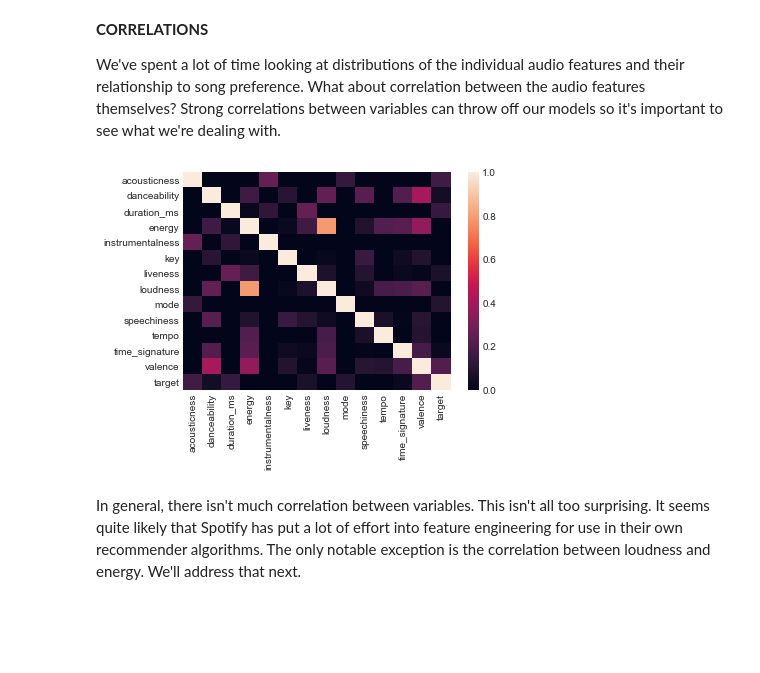
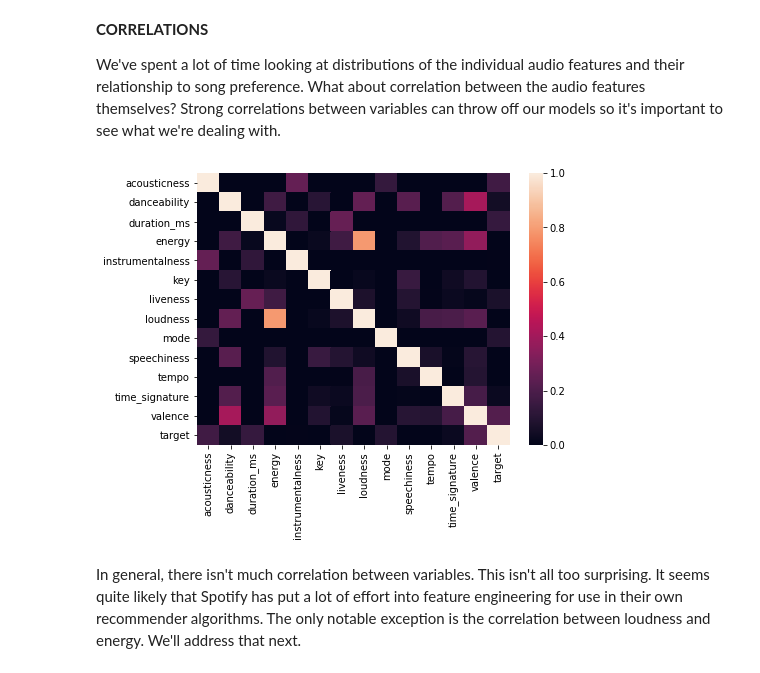
Before and after one commit to missytracy/Thinkful-Unit-3, a Jupyter notebook: Capstone/Part III Modeling.ipynb, the cells around one changed output. Drawn from its saved outputs; the diff is of its cells as text; code cells hidden in the pictures; blank space fills up the shorter version.

```diff
--- a/Capstone/Part III Modeling.ipynb
+++ b/Capstone/Part III Modeling.ipynb
@@ -187,12 +196,13 @@ We've spent a lot of time looking at distributions of the individual audio featu
 # %%
 # **********************// Correlations //****************************
 
 # Get correlation matrix, set vmin=0.0 to only include positively correlated variables
+plt.figure(figsize=(7,5))
 corr_matrix = df.corr()
 sns.heatmap(corr_matrix, vmin=0.0)
 plt.show()
 # %% [output]
-[figure, old version]
+[figure, new version]
 # %% [markdown]
 In general, there isn't much correlation between variables.  This isn't all too surprising.  It seems quite likely that Spotify has put a lot of effort into feature engineering for use in their own recommender algorithms.  The only notable exception is the correlation between loudness and energy.  We'll address that next.
 # %% [markdown]
```
Also changed, not shown: parts of 5 cells of this notebook.
